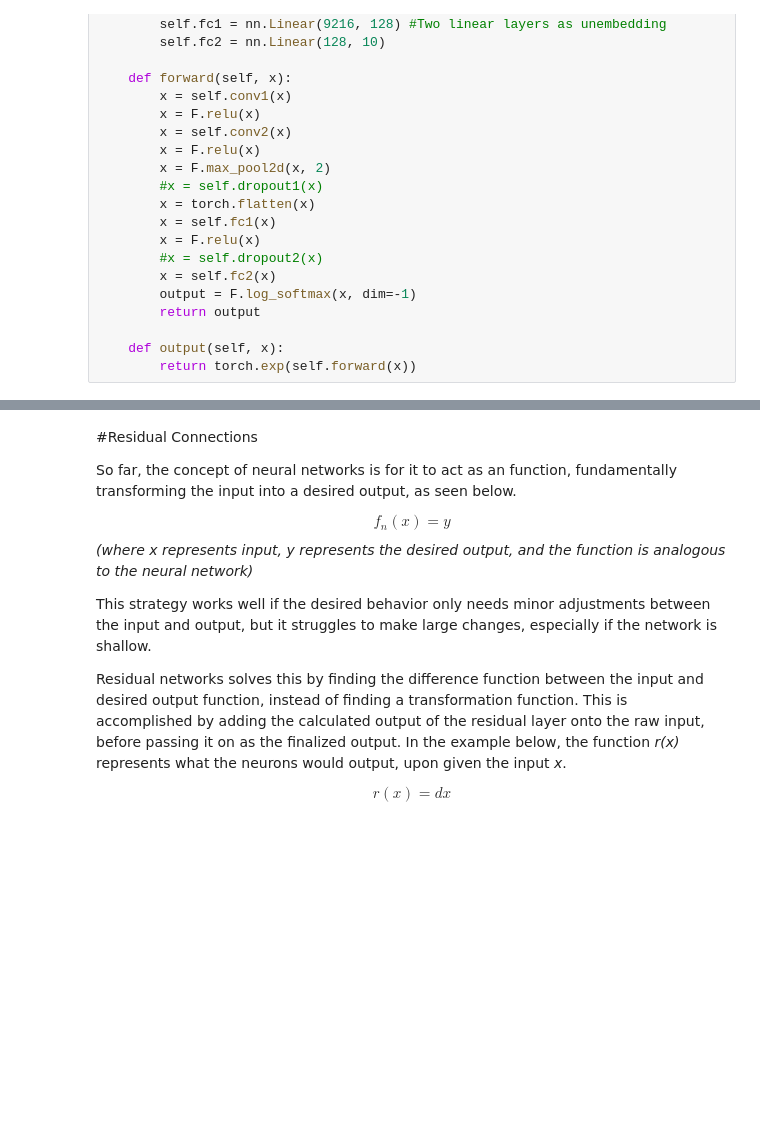
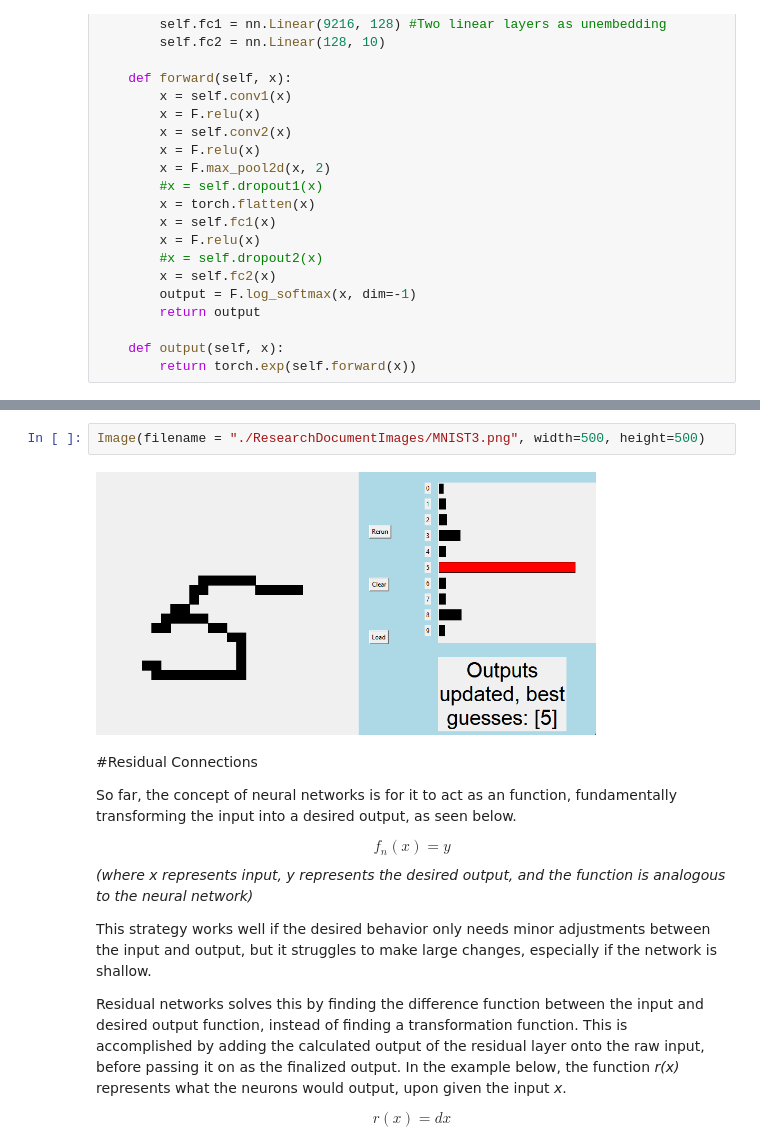
Before and after one commit to WarshipConn/NeuralNetworks-ComputerVision, a Jupyter notebook: ResearchDocument.ipynb, the cells around one changed output, grey strips where cells are left out. Saved outputs shown, nothing was run; the diff lists cells and outputs as text; blank space fills up the shorter version.

```diff
--- a/ResearchDocument.ipynb
+++ b/ResearchDocument.ipynb
@@ -479,3 +489,7 @@ class Net(nn.Module):
+# %%
+Image(filename = "./ResearchDocumentImages/MNIST3.png", width=500, height=500)
+# %% [output]
+[figure, added]
 # %% [markdown]
 #Residual Connections
 
```
Also changed, not shown: parts of 11 cells of this notebook.
